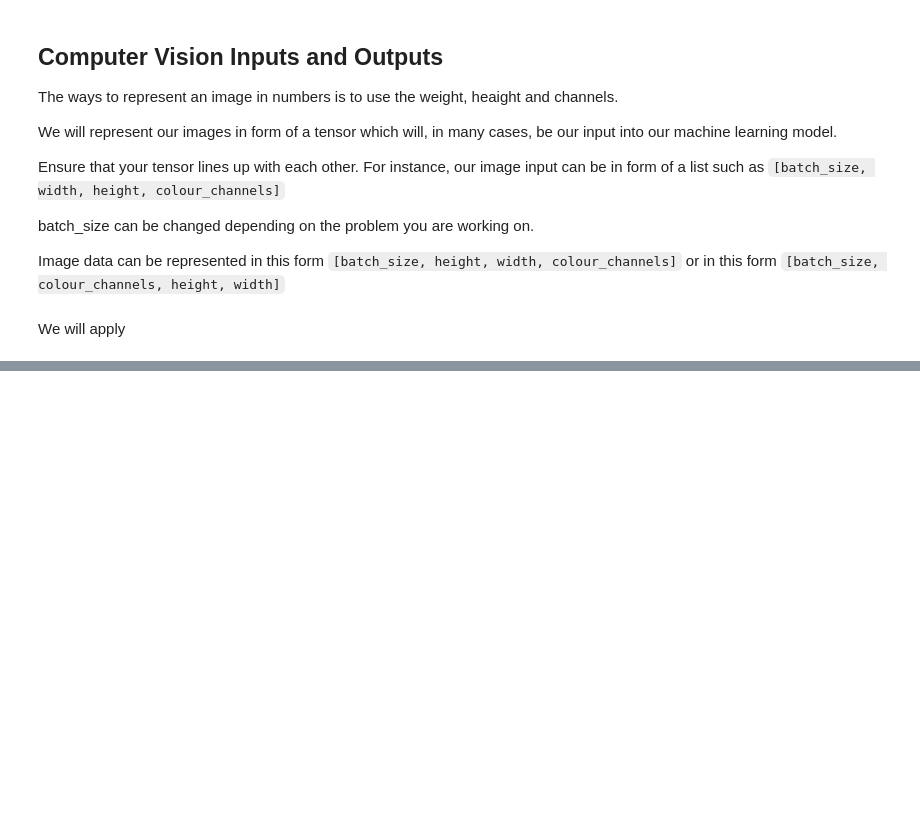
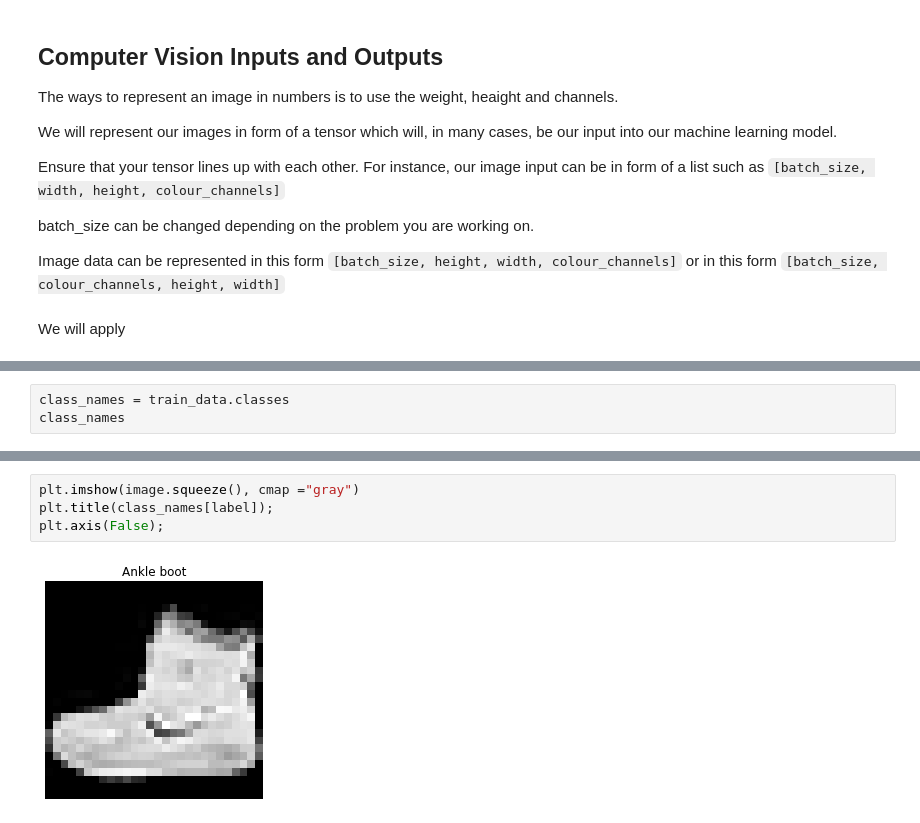
Before and after one commit to tincorpai/Deep_Learning_Pytorch, a Jupyter notebook: PyTorch_Computer_Vision.ipynb, the cells around one changed output, grey strips where cells are left out. Cells and saved outputs as stored; diff of their text form; blank space fills up the shorter version.

```diff
--- a/PyTorch_Computer_Vision.ipynb
+++ b/PyTorch_Computer_Vision.ipynb
@@ -53,0 +142,3 @@ We will be working with Convolutional neural network and the work frame is given
+# %%
+class_names = train_data.classes
+class_names
@@ -53,0 +193,6 @@ We will be working with Convolutional neural network and the work frame is given
+# %%
+plt.imshow(image.squeeze(), cmap ="gray")
+plt.title(class_names[label]);
+plt.axis(False);
+# %% [output]
+[figure, added]
```
Also changed, not shown: parts of 28 cells of this notebook.
